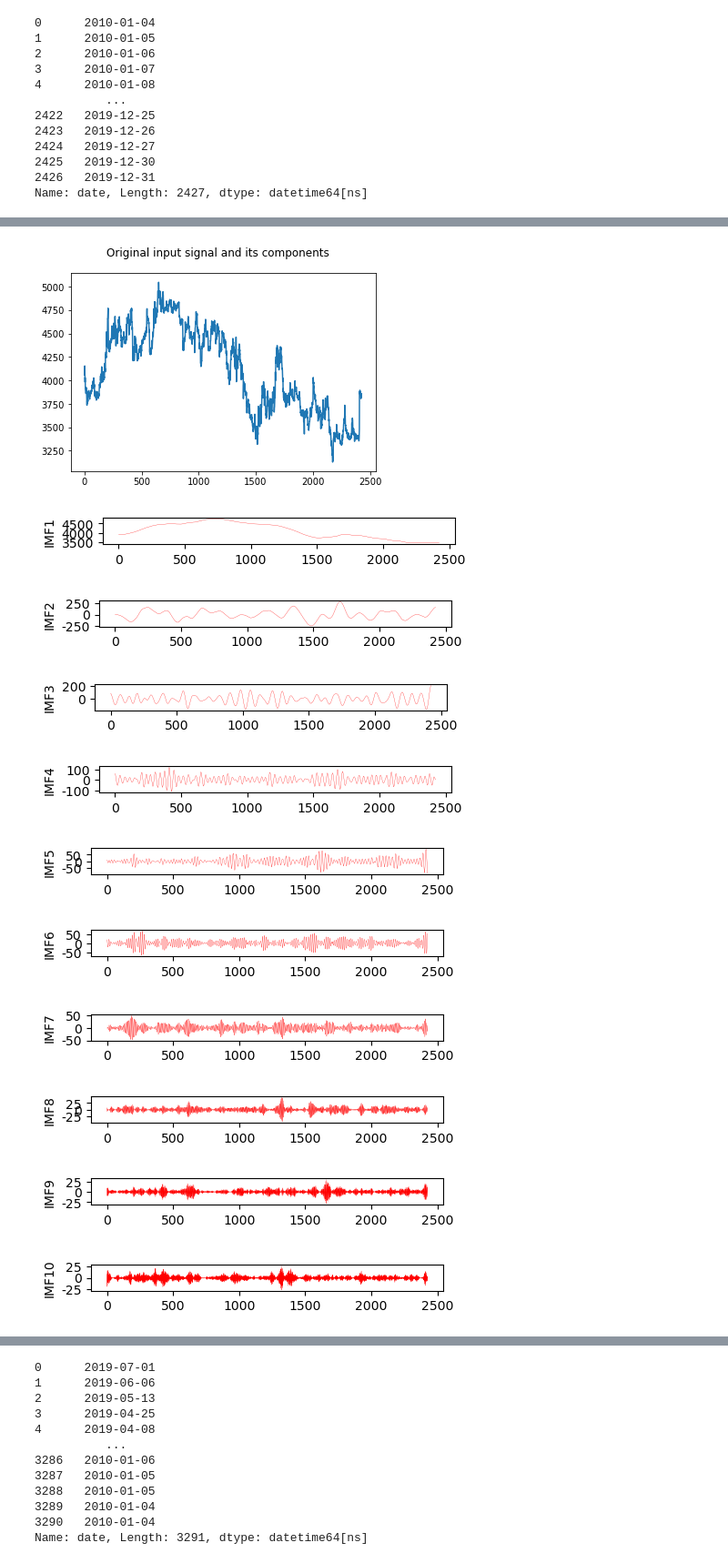
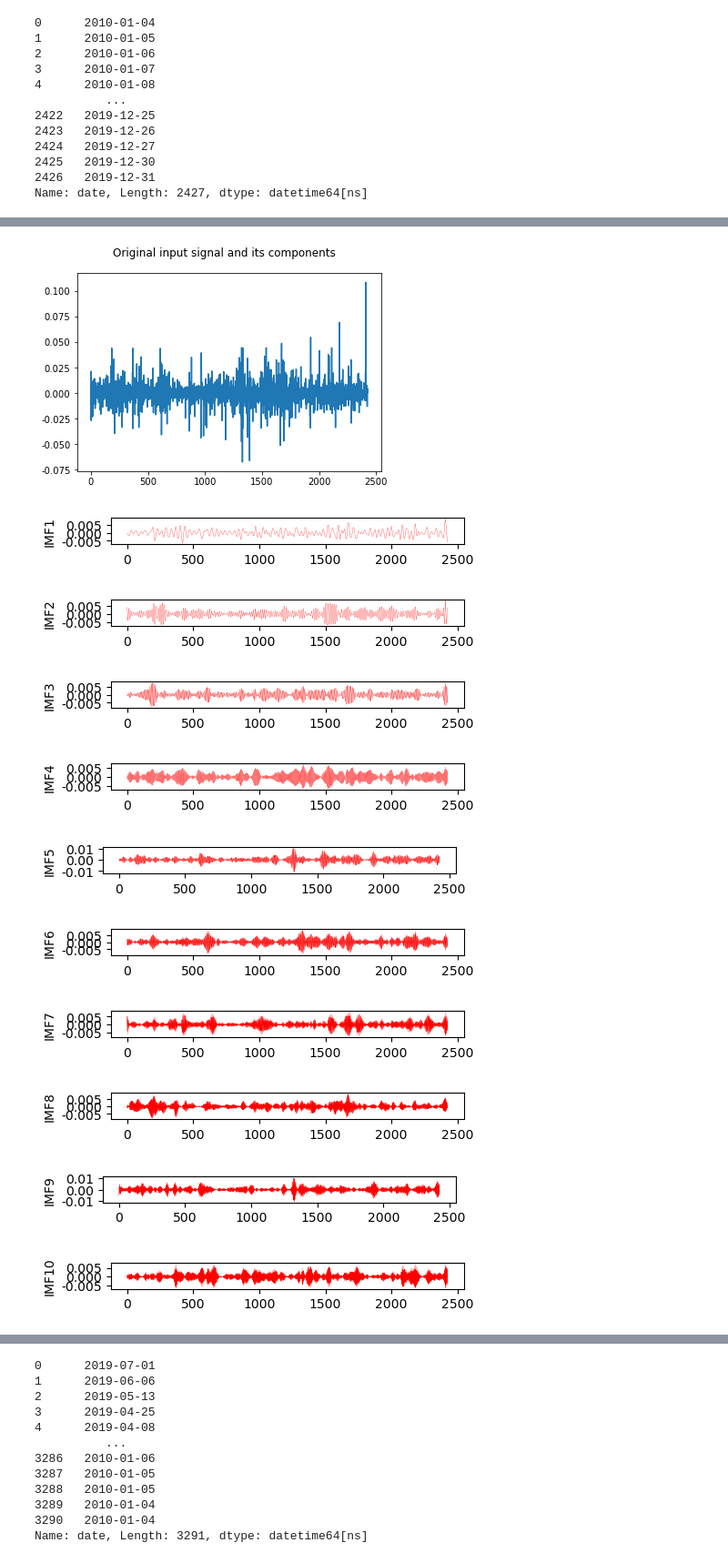
Before and after one commit to JAYING-L/forecast, a Jupyter notebook: VMD_Bilstm_A0.ipynb, the cells around one changed output, grey strips where cells are left out. Shown at 91% size. Drawn from its saved outputs; the diff is of its cells as text; code cells hidden in the pictures.

```diff
--- a/VMD_Bilstm_A0.ipynb
+++ b/VMD_Bilstm_A0.ipynb
@@ -37,9 +37,9 @@ Name: date, Length: 2427, dtype: datetime64[ns]
 # %%
 #Vmd分解
 
-#1.导入文件，可以指定列也可以，就是usercol
+#1.导入文件，可以指定列也可以，就是usecols
 filename= '/Volumes/本机/paper/futures voality forcaseting/VMD_BiLSTM_A0/Data/data.csv'
-f = pd.read_csv(filename,usecols=[5])
+f = pd.read_csv(filename,usecols=[9,10])
 
 #vmd包参数设置并执行VMD
 alpha = 5000       #宽带限制，一般为数据点的1.5-2倍
@@ -49,10 +49,14 @@ DC = 0             # 合成信号若无常量则为0；若含常量，则其取
 init = 1           # 初始化ω值,当初始化为1时,均匀分布产生的随机数；
 tol = 1e-7         # 控制误差大小常量，决定精度与迭代次数
 
-u, u_hat, omega = VMD(f.close, alpha, tau, K, DC, init, tol)
-
+u, u_hat, omega = VMD(f['return'], alpha, tau, K, DC, init, tol)
+u1,u1_hat,omega1 = VMD(f['volatility'], alpha, tau, K, DC, init, tol)
 #绘制分解模态图
-plt.figure()
+plt.figure(figsize=(10,8))
+plt.subplot(2,1,1)
 plt.plot(u.T)
-plt.title('Decomposed modes')
+plt.title('Decomposed modes of return')
+plt.subplot(2,1,2)
+plt.plot(u1.T)
+plt.title('Decomposed modes of volatility')
 # %% [output]
@@ -63,24 +65,31 @@ findfont: Font family ['sans-serif'] not found. Falling back to DejaVu Sans.
 # %%
 #未分解前的图
-fig1 = plt.figure()
-plt.plot(f.close)
-fig1.suptitle('Original input signal and its components')
+fig_return = plt.figure()
+plt.plot(f['return'])
+fig_return.suptitle('Original input signal and its components')
 
 #循环每个分解模态的
 for i in range(K):
     plt.figure(figsize=(5,5), dpi=100)
     plt.subplot(K,1,i+1)
     plt.plot(u[i,:], linewidth=0.2, c='r')
     plt.ylabel('IMF{}'.format(i+1))
+
+    #每个模态的中心频率
+for i in range(K):
+    plt.figure(figsize=(5,5), dpi=100)
+    plt.subplot(K,1,i+1)
+    plt.plot(abs(fft(u[i,:])))
+    plt.ylabel('IMF{}'.format(i+1))
 # %% [output]
-[figure, old version]
+[figure, new version]
-[figure, old version]
+[figure, new version]
-[figure, old version]
+[figure, new version]
-[figure, old version]
+[figure, new version]
-[figure, old version]
+[figure, new version]
-[figure, old version]
+[figure, new version]
-[figure, old version]
+[figure, new version]
-[figure, old version]
+[figure, new version]
-[figure, old version]
+[figure, new version]
-[figure, old version]
+[figure, new version]
-[figure, old version]
+[figure, new version]
```
Also changed, not shown: parts of 8 cells of this notebook.
